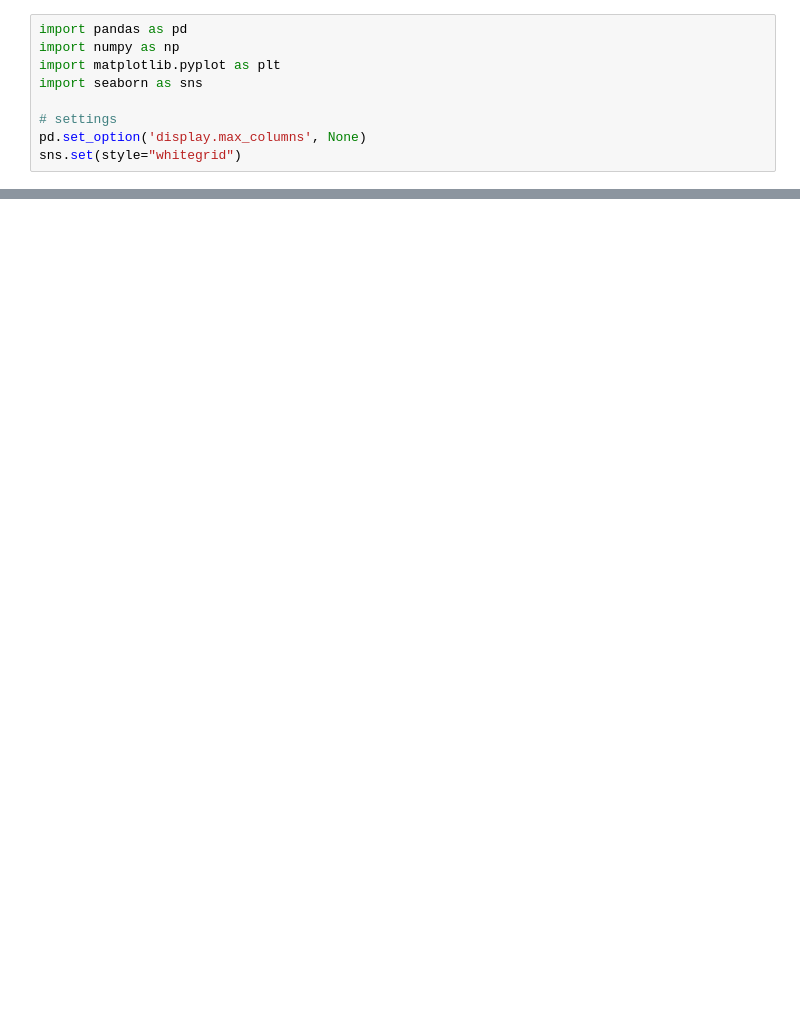
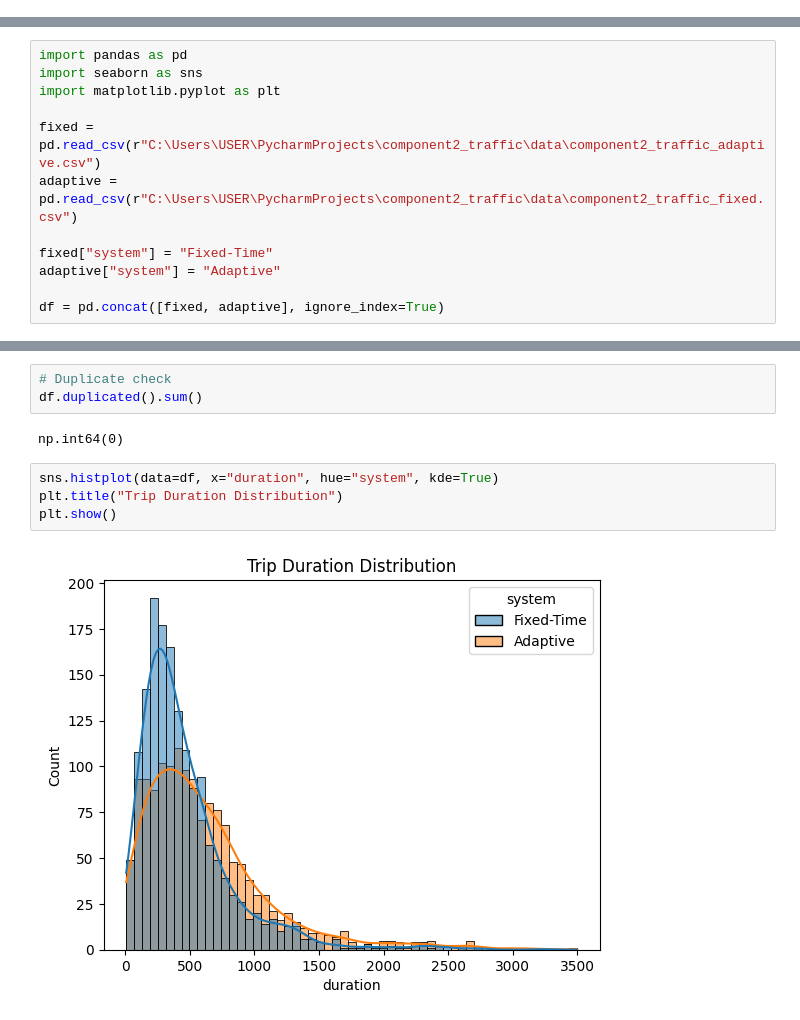
Before and after one commit to ThalhaAnas/DSGP-31, a Jupyter notebook: notebooks/Exploratory Data Analysis.ipynb, the cells around one changed output, grey strips where cells are left out. Saved outputs shown, nothing was run; the diff lists cells and outputs as text; blank space fills up the shorter version.

```diff
--- a/notebooks/Exploratory Data Analysis.ipynb
+++ b/notebooks/Exploratory Data Analysis.ipynb
@@ -1,9 +0,0 @@
-# %%
-import pandas as pd
-import numpy as np
-import matplotlib.pyplot as plt
-import seaborn as sns
-
-# settings
-pd.set_option('display.max_columns', None)
-sns.set(style="whitegrid")
@@ -185 +1,13 @@ efficiency_category ['medium' 'high' 'low']
+# %%
+import pandas as pd
+import seaborn as sns
+import matplotlib.pyplot as plt
+
+fixed = pd.read_csv(r"C:\Users\USER\PycharmProjects\component2_traffic\data\component2_traffic_adaptive.csv")
+adaptive = pd.read_csv(r"C:\Users\USER\PycharmProjects\component2_traffic\data\component2_traffic_fixed.csv")
+
+fixed["system"] = "Fixed-Time"
+adaptive["system"] = "Adaptive"
+
+df = pd.concat([fixed, adaptive], ignore_index=True)
 # %%
@@ -204,0 +65,11 @@ dtype: int64
+# %%
+# Duplicate check
+df.duplicated().sum()
+# %% [output]
+np.int64(0)
+# %%
+sns.histplot(data=df, x="duration", hue="system", kde=True)
+plt.title("Trip Duration Distribution")
+plt.show()
+# %% [output]
+[figure, added]
```
Also changed, not shown: parts of 19 cells of this notebook.
